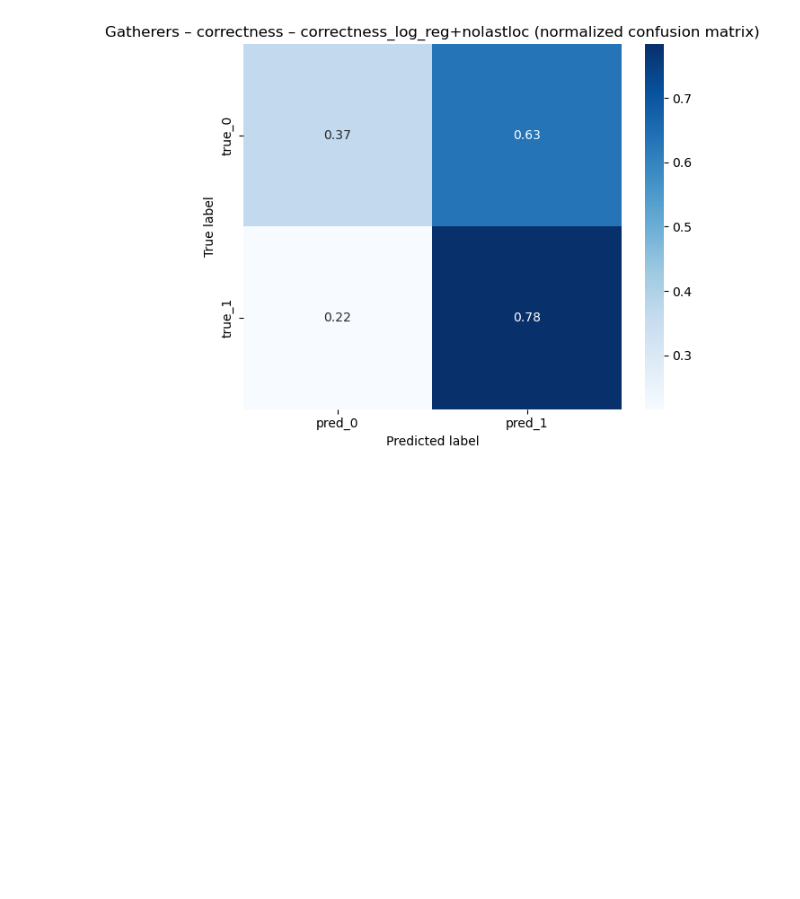
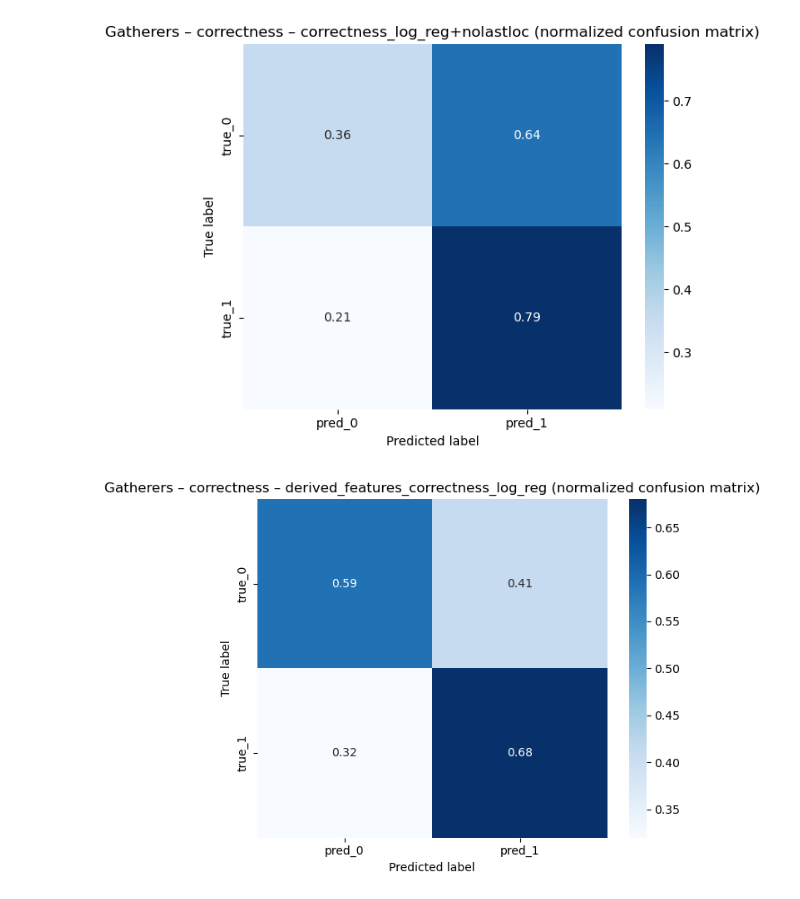
Before and after one commit to Mormorfor/QA_eyetracking, a Jupyter notebook: notebooks/answer_corr_prediction.ipynb, the cells around one changed output. Saved outputs shown, nothing was run; the diff lists cells and outputs as text; code cells hidden in the pictures; blank space fills up the shorter version.

```diff
--- a/notebooks/answer_corr_prediction.ipynb
+++ b/notebooks/answer_corr_prediction.ipynb
@@ -83,13 +119,16 @@ for name, res in results_hunters_corr.items():
 # %%
-results_gatherers_corr = evaluate_models_on_answer_correctness(
+results_gatherers_corr_full = evaluate_models_on_answer_correctness(
     df=gatherers,
     models=correctness_models,
-    group_cols=(Con.PARTICIPANT_ID, Con.TRIAL_ID, Con.TEXT_ID_WITH_Q_COLUMN),
+    group_cols=(Con.PARTICIPANT_ID, Con.TRIAL_ID),
     split_group_col=Con.PARTICIPANT_ID,
-    test_size=0.2,
-    random_state=42,
-    builder_fn=build_trial_level_with_area_metrics_for_correctness,
+    builder_fn=lambda d, group_cols, last_loc_col: build_trial_level_full_features_for_correctness(
+        d,
+        group_cols=group_cols,
+        pref_metric_cols=pref_metric_cols,
+        include_last_location=True,
+    ),
 )
 
-show_correctness_model_results(results_gatherers_corr)
+show_correctness_model_results(results_gatherers_corr_full)
 # %% [output]
@@ -113,14 +166,15 @@ true_1     355    1285
 # %%
-for name, res in results_gatherers_corr.items():
+for name, res in results_gatherers_corr_full.items():
     plot_confusion_heatmap(
         y_true=res.y_true,
         y_pred=res.y_pred,
         labels=(0, 1),
         include_minus1=False,
         normalize=True,
         title=f"Gatherers – correctness – {name} (normalized confusion matrix)",
     )
 # %% [output]
 [figure]
 [figure]
 [figure]
+[figure, added]
```
Also changed, not shown: parts of 10 cells of this notebook, 3 other files.
